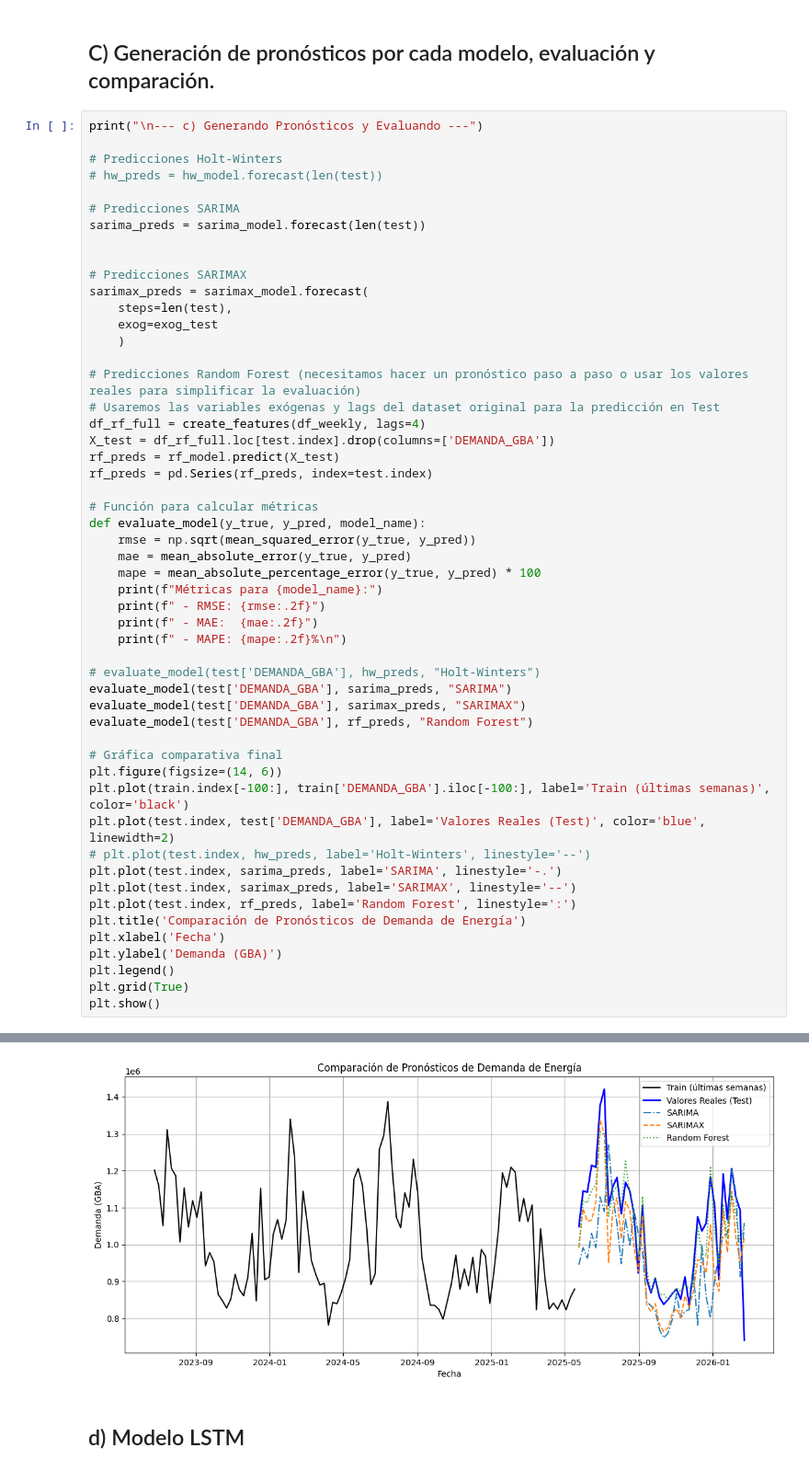
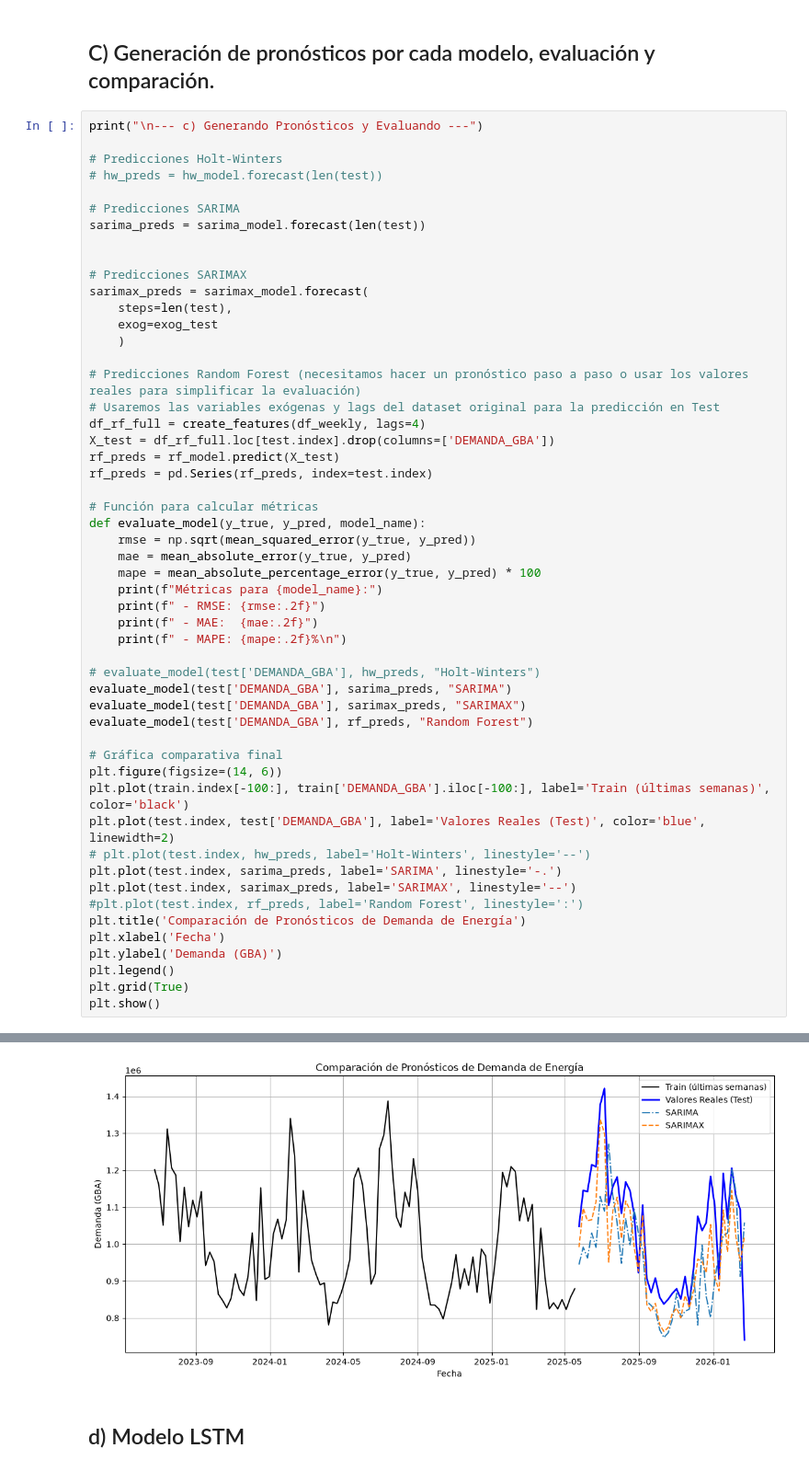
Before and after one commit to alexisbarnique/ceia-ast-tpf, a Jupyter notebook: TPF_AST.ipynb, the cells around one changed output, grey strips where cells are left out. Shown at 92% size. Cells and saved outputs as stored; diff of their text form.

```diff
--- a/TPF_AST.ipynb
+++ b/TPF_AST.ipynb
@@ -598,7 +600,7 @@ plt.plot(test.index, test['DEMANDA_GBA'], label='Valores Reales (Test)', color='
 # plt.plot(test.index, hw_preds, label='Holt-Winters', linestyle='--')
 plt.plot(test.index, sarima_preds, label='SARIMA', linestyle='-.')
 plt.plot(test.index, sarimax_preds, label='SARIMAX', linestyle='--')
-plt.plot(test.index, rf_preds, label='Random Forest', linestyle=':')
+#plt.plot(test.index, rf_preds, label='Random Forest', linestyle=':')
 plt.title('Comparación de Pronósticos de Demanda de Energía')
 plt.xlabel('Fecha')
 plt.ylabel('Demanda (GBA)')
@@ -618,10 +620,10 @@ Métricas para SARIMAX:
  - MAPE: 8.09%
 
 Métricas para Random Forest:
  - RMSE: 68801.95
  - MAE:  45163.41
  - MAPE: 4.46%
-[figure, old version]
+[figure, new version]
 # %% [markdown]
 ## d) Modelo LSTM
 # %%
```
Also changed, not shown: parts of 6 cells of this notebook.
